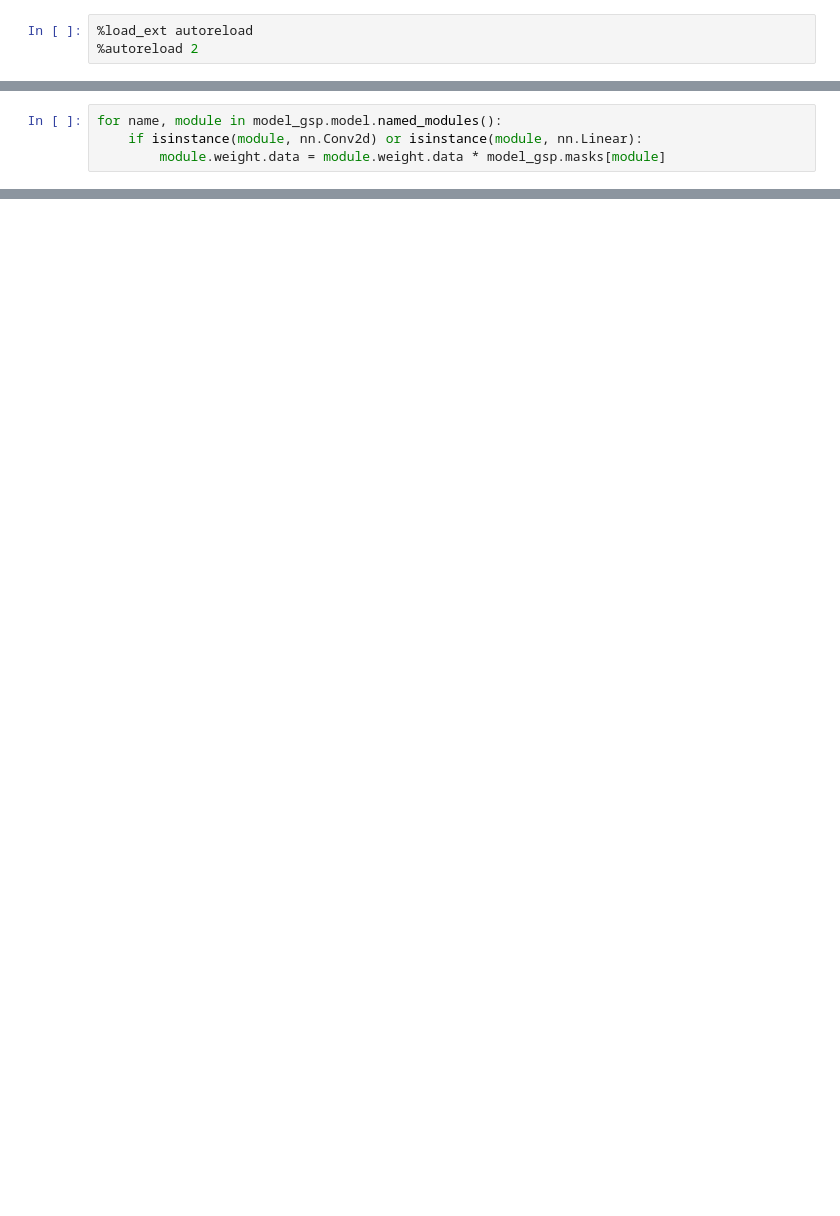
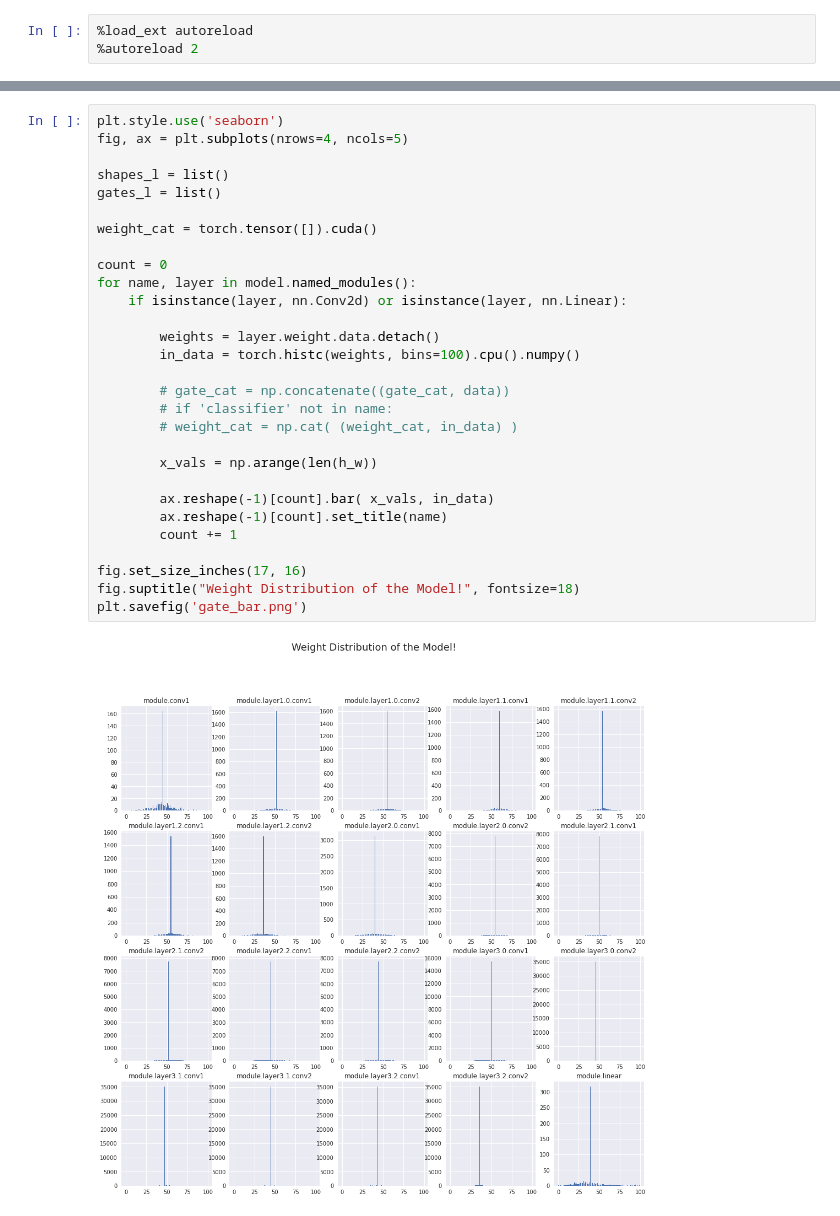
Before and after one commit to riohib/gsp-for-deeplearning, a Jupyter notebook: resnet_cifar10/test.ipynb, the cells around one changed output, grey strips where cells are left out. Saved outputs shown, nothing was run; the diff lists cells and outputs as text; blank space fills up the shorter version.

```diff
--- a/resnet_cifar10/test.ipynb
+++ b/resnet_cifar10/test.ipynb
@@ -186,4 +170,0 @@ masks_d ,_ = sps_tools.get_conv_linear_mask(model)
-# %%
-for name, module in model_gsp.model.named_modules():
-    if isinstance(module, nn.Conv2d) or isinstance(module, nn.Linear):
-        module.weight.data = module.weight.data * model_gsp.masks[module]
@@ -189,0 +182,31 @@ for name, module in model_gsp.model.named_modules():
+# %%
+plt.style.use('seaborn')
+fig, ax = plt.subplots(nrows=4, ncols=5)
+
+shapes_l = list()
+gates_l = list()
+
+weight_cat = torch.tensor([]).cuda()
+
+count = 0
+for name, layer in model.named_modules():
+    if isinstance(layer, nn.Conv2d) or isinstance(layer, nn.Linear):
+
+        weights = layer.weight.data.detach()
+        in_data = torch.histc(weights, bins=100).cpu().numpy()
+
+        # gate_cat = np.concatenate((gate_cat, data))
+        # if 'classifier' not in name:
+        # weight_cat = np.cat( (weight_cat, in_data) )
+
+        x_vals = np.arange(len(h_w))
+
+        ax.reshape(-1)[count].bar( x_vals, in_data)
+        ax.reshape(-1)[count].set_title(name)
+        count += 1
+
+fig.set_size_inches(17, 16)
+fig.suptitle("Weight Distribution of the Model!", fontsize=18)
+plt.savefig('gate_bar.png')
+# %% [output]
+[figure, added]
```
Also changed, not shown: parts of 11 cells of this notebook, 5 other files.
